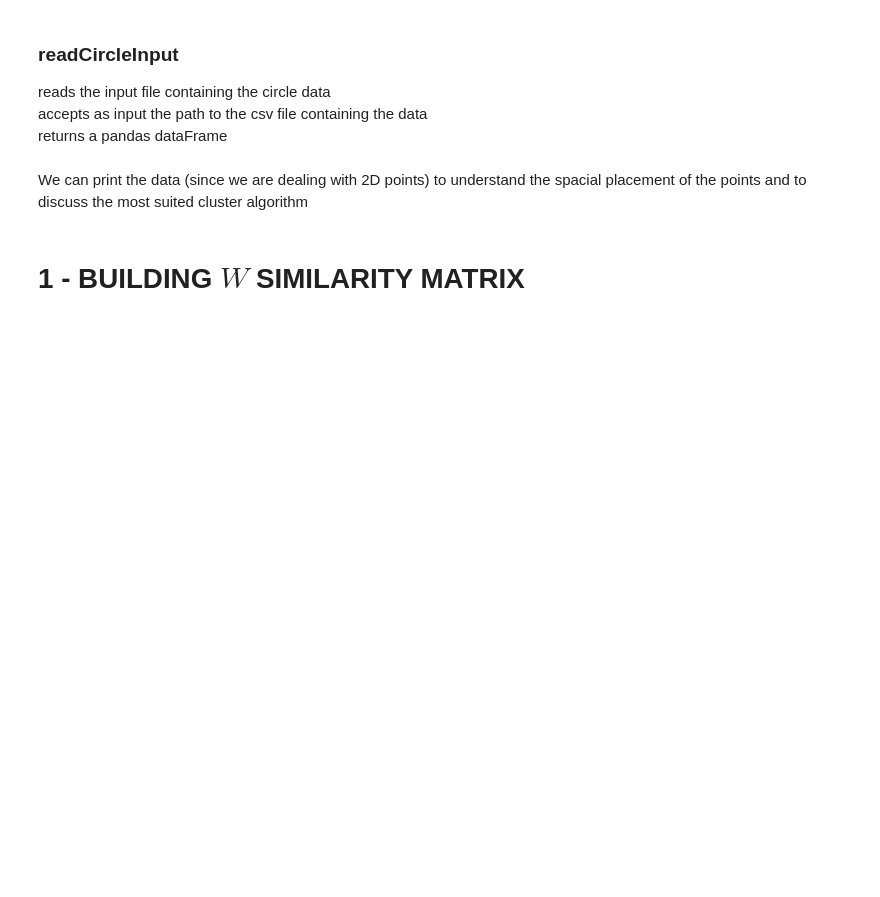
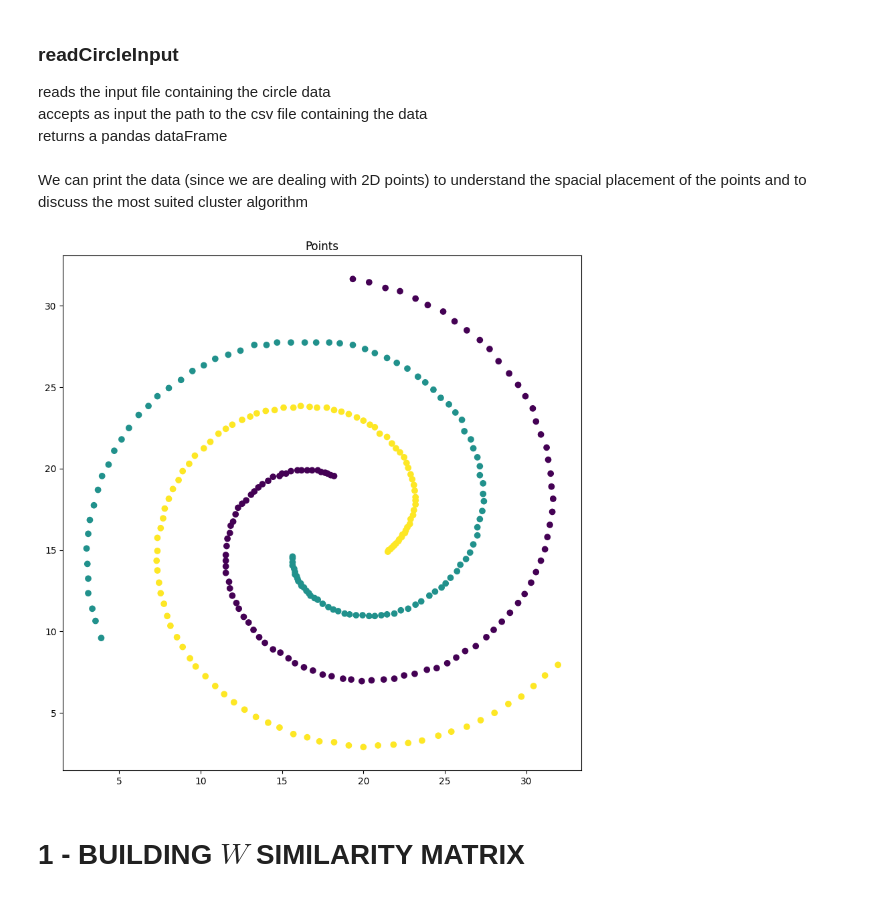
Before and after one commit to Nuzz23/02TWYSM-Computational-linear-algebra-for-large-scale-problems, a Jupyter notebook: Assignments/Berrone/HW_SC.ipynb, the cells around one changed output. Drawn from its saved outputs; the diff is of its cells as text; code cells hidden in the pictures; blank space fills up the shorter version.

Commit message:
point 8 on wards, to fix clustering and eigenvalues

```diff
--- a/Assignments/Berrone/HW_SC.ipynb
+++ b/Assignments/Berrone/HW_SC.ipynb
@@ -60,3 +68,9 @@ plotPoint(spiral.drop(columns='cluster'))
+# %%
+USE_SPIRAL = True
+data = readSpiralInput(SPIRAL_INPUT_FILE) if USE_SPIRAL else readCircleInput(CIRCLE_INPUT_FILE)
+plotPoint(data, title='points of ' + 'spiral.csv' if USE_SPIRAL else 'Circle.csv')
+# %% [output]
+[figure, added]
 # %% [markdown]
 # <b>1 - BUILDING $W$ SIMILARITY MATRIX </b>
 # %% [markdown]
```
Also changed, not shown: parts of 25 cells of this notebook.
